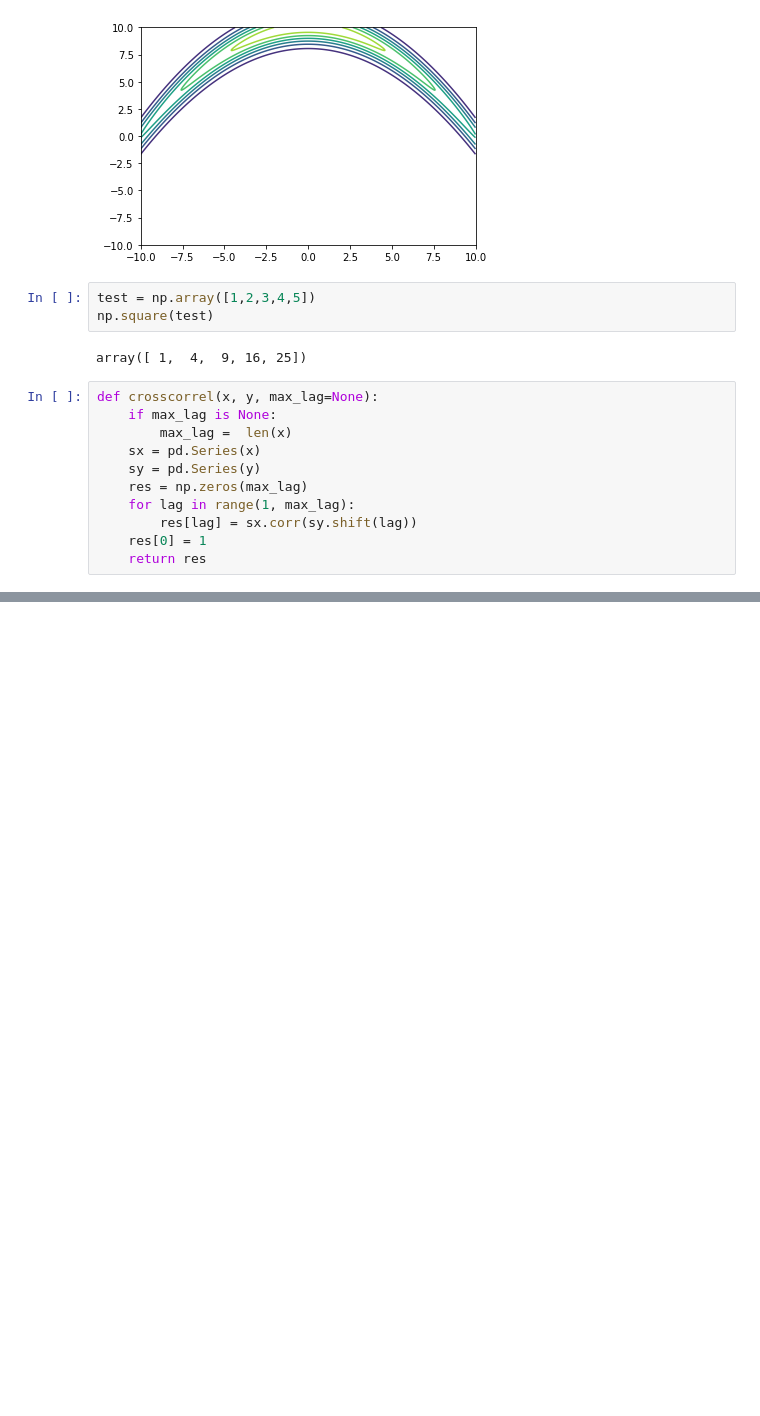
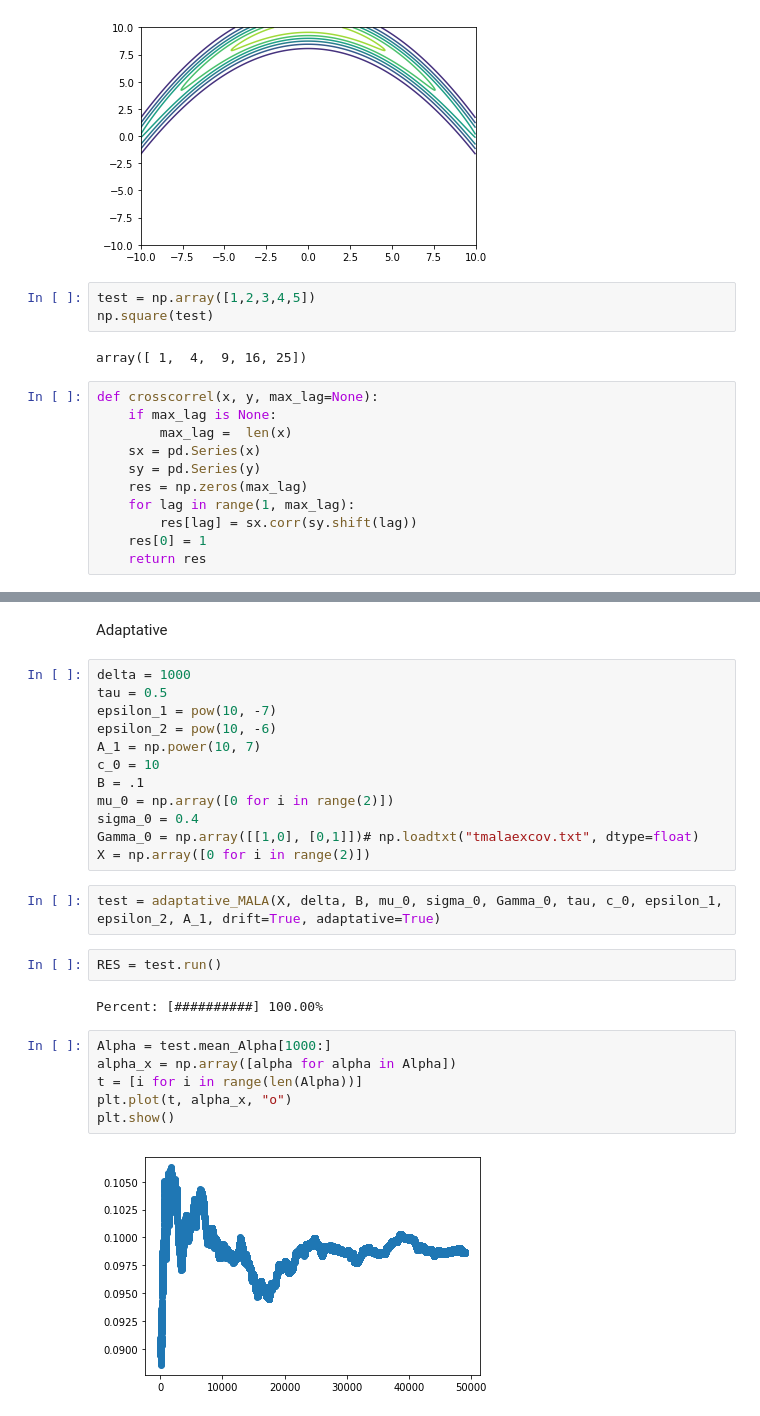
Before and after one commit to Aurel37/ComptStat_adaptative_langevin, a Jupyter notebook: banana_shape.ipynb, the cells around one changed output, grey strips where cells are left out. Drawn from its saved outputs; the diff is of its cells as text; blank space fills up the shorter version.

```diff
--- a/banana_shape.ipynb
+++ b/banana_shape.ipynb
@@ -214,0 +216,28 @@ plt.show()
+# %% [markdown]
+Adaptative
+# %%
+delta = 1000
+tau = 0.5
+epsilon_1 = pow(10, -7)
+epsilon_2 = pow(10, -6)
+A_1 = np.power(10, 7)
+c_0 = 10
+B = .1
+mu_0 = np.array([0 for i in range(2)])
+sigma_0 = 0.4
+Gamma_0 = np.array([[1,0], [0,1]])# np.loadtxt("tmalaexcov.txt", dtype=float)
+X = np.array([0 for i in range(2)])
+# %%
+test = adaptative_MALA(X, delta, B, mu_0, sigma_0, Gamma_0, tau, c_0, epsilon_1, epsilon_2, A_1, drift=True, adaptative=True)
+# %%
+RES = test.run()
+# %% [output]
+Percent: [##########] 100.00%
+# %%
+Alpha = test.mean_Alpha[1000:]
+alpha_x = np.array([alpha for alpha in Alpha])
+t = [i for i in range(len(Alpha))]
+plt.plot(t, alpha_x, "o")
+plt.show()
+# %% [output]
+[figure, added]
```
Also changed, not shown: parts of 8 cells of this notebook.
